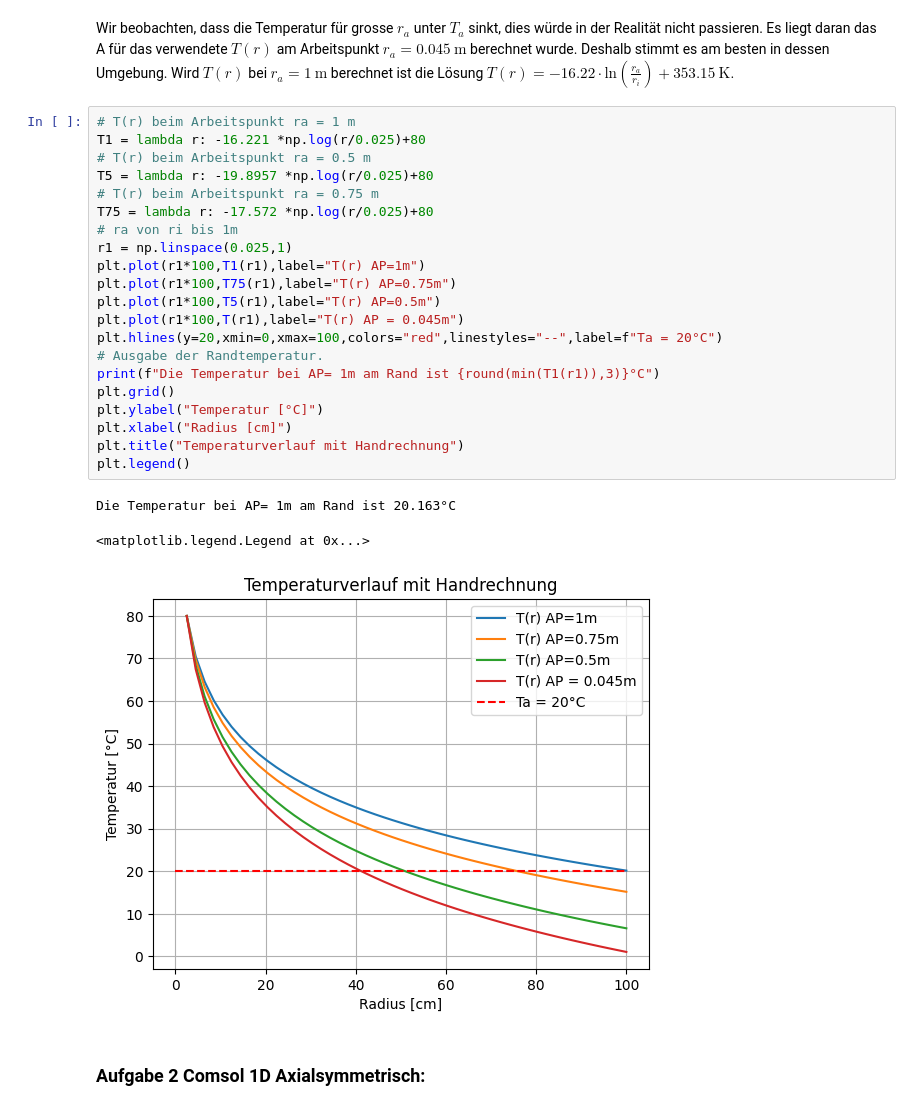
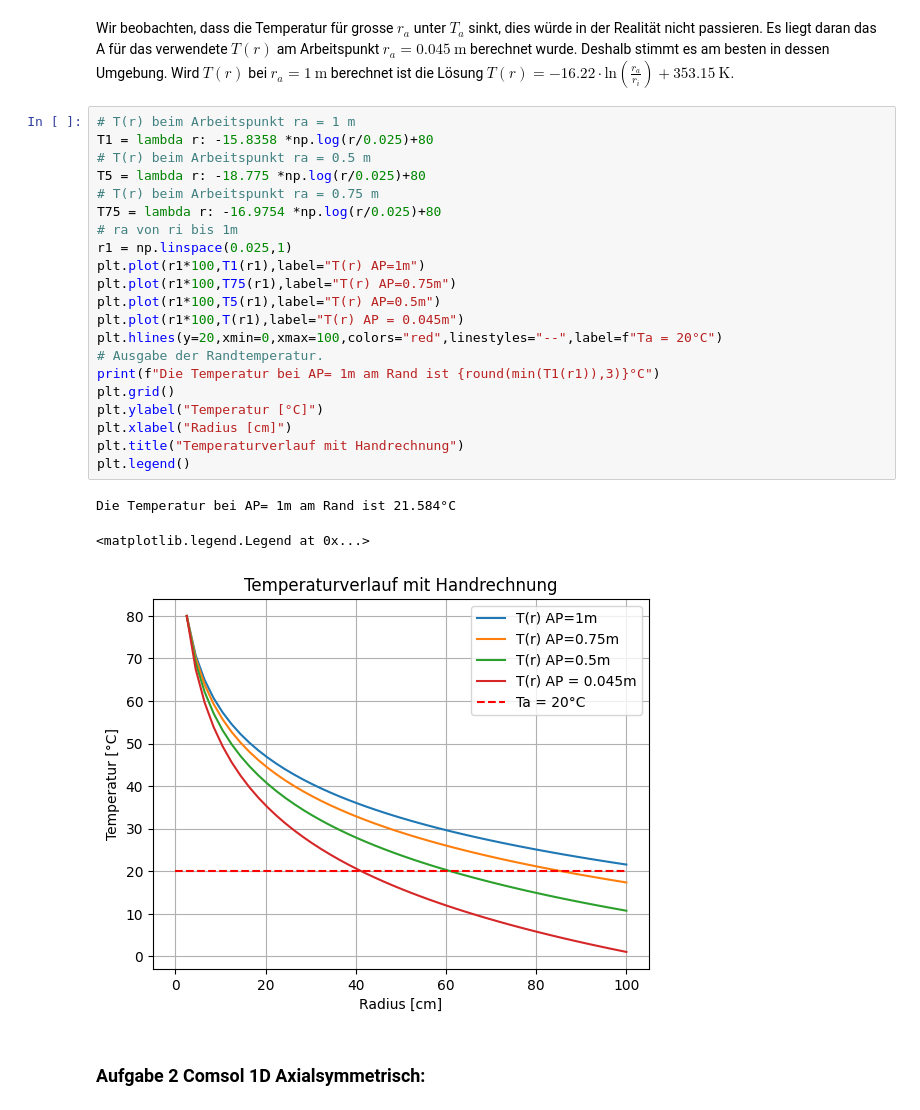
Before and after one commit to HansPeter21/CoP_Abgabe, a Jupyter notebook: Bericht_Mauro_Schegg.ipynb, the cells around one changed output. Cells and saved outputs as stored; diff of their text form.

```diff
--- a/Bericht_Mauro_Schegg.ipynb
+++ b/Bericht_Mauro_Schegg.ipynb
@@ -140,29 +140,29 @@ Wir beobachten, dass die Temperatur für grosse $r_a$ unter $T_a$ sinkt, dies w
  am Arbeitspunkt $r_a = 0.045~\text{m}$ berechnet wurde. Deshalb stimmt es am besten in dessen Umgebung. Wird $T(r)$ bei $r_a = 1~\text{m}$ berechnet ist die Lösung $T(r) = -16.22 \cdot \text{ln}(\frac{r_a}{r_i})+353.15~\text{K}.$
 # %%
 # T(r) beim Arbeitspunkt ra = 1 m
-T1 = lambda r: -16.221 *np.log(r/0.025)+80
+T1 = lambda r: -15.8358 *np.log(r/0.025)+80
 # T(r) beim Arbeitspunkt ra = 0.5 m
-T5 = lambda r: -19.8957 *np.log(r/0.025)+80
+T5 = lambda r: -18.775 *np.log(r/0.025)+80
 # T(r) beim Arbeitspunkt ra = 0.75 m
-T75 = lambda r: -17.572 *np.log(r/0.025)+80
+T75 = lambda r: -16.9754 *np.log(r/0.025)+80
 # ra von ri bis 1m
 r1 = np.linspace(0.025,1)
 plt.plot(r1*100,T1(r1),label="T(r) AP=1m")
 plt.plot(r1*100,T75(r1),label="T(r) AP=0.75m")
 plt.plot(r1*100,T5(r1),label="T(r) AP=0.5m")
 plt.plot(r1*100,T(r1),label="T(r) AP = 0.045m")
 plt.hlines(y=20,xmin=0,xmax=100,colors="red",linestyles="--",label=f"Ta = 20°C")
 # Ausgabe der Randtemperatur.
 print(f"Die Temperatur bei AP= 1m am Rand ist {round(min(T1(r1)),3)}°C")
 plt.grid()
 plt.ylabel("Temperatur [°C]")
 plt.xlabel("Radius [cm]")
 plt.title("Temperaturverlauf mit Handrechnung")
 plt.legend()
 # %% [output]
-Die Temperatur bei AP= 1m am Rand ist 20.163°C
+Die Temperatur bei AP= 1m am Rand ist 21.584°C
 <matplotlib.legend.Legend at 0x...>
-[figure, old version]
+[figure, new version]
 # %% [markdown]
 ### Aufgabe 2 Comsol 1D Axialsymmetrisch:
 # %%
```
Also changed, not shown: parts of 8 cells of this notebook.
